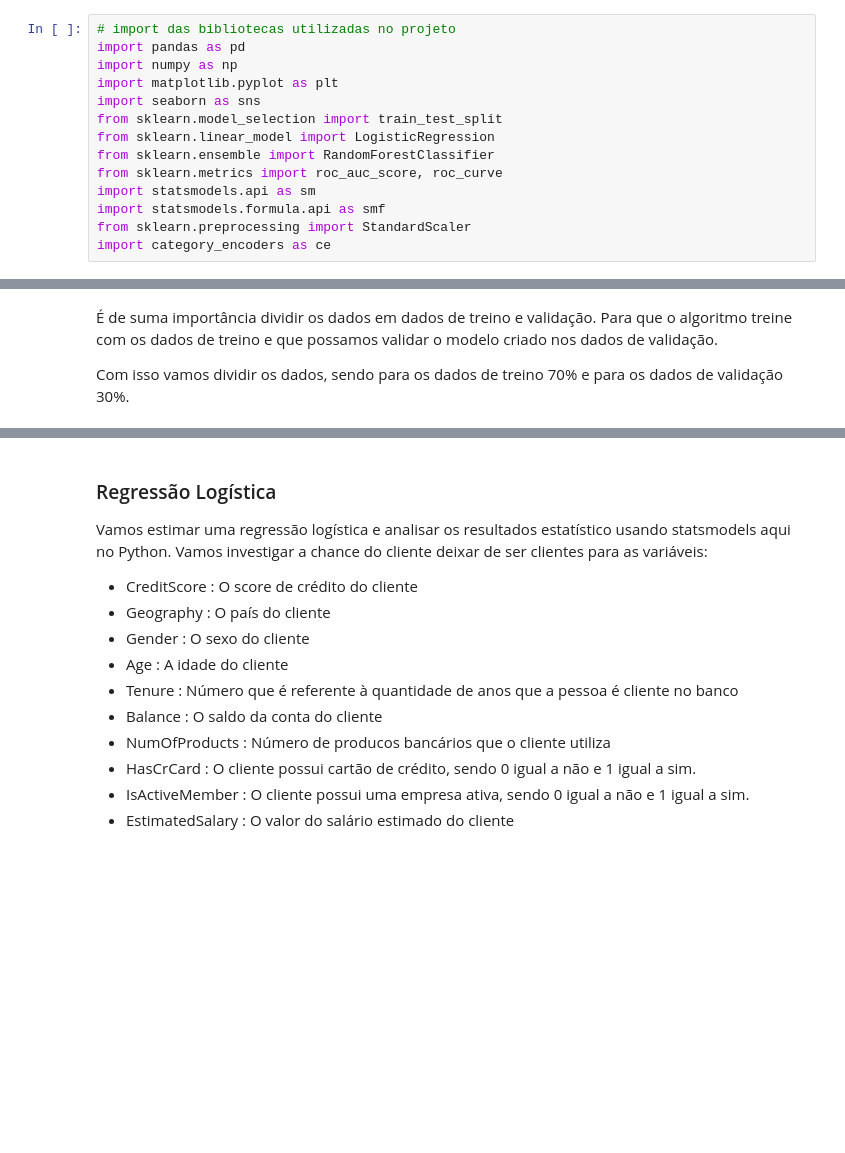
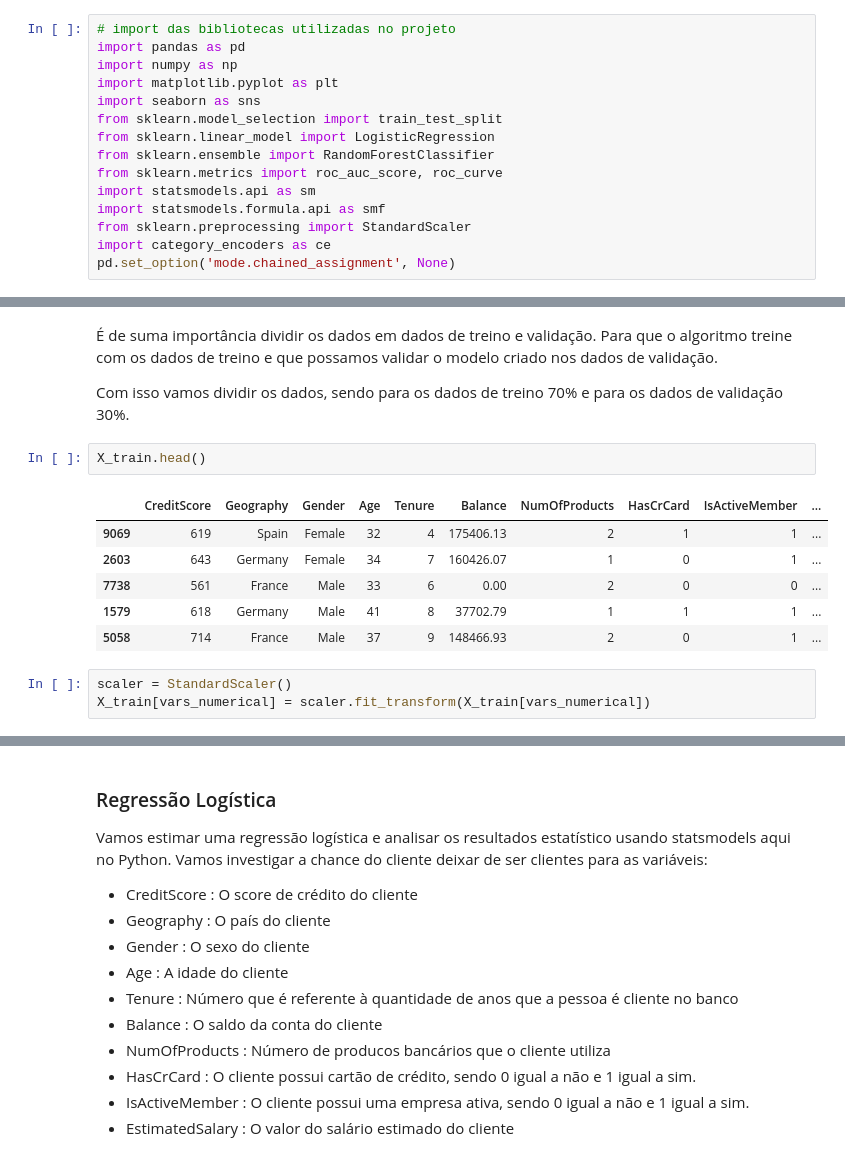
Before and after one commit to mathdeoliveira/Portfolio_DataScience, a Jupyter notebook: Business_Analytics_Churn_Clientes.ipynb, the cells around one changed output, grey strips where cells are left out. Saved outputs shown, nothing was run; the diff lists cells and outputs as text; blank space fills up the shorter version.

```diff
--- a/Business_Analytics_Churn_Clientes.ipynb
+++ b/Business_Analytics_Churn_Clientes.ipynb
@@ -52,6 +52,7 @@ import statsmodels.api as sm
 import statsmodels.formula.api as smf
 from sklearn.preprocessing import StandardScaler
 import category_encoders as ce
+pd.set_option('mode.chained_assignment', None)
 # %%
 # carregando os dados
 df = pd.read_csv('data.csv')
@@ -298,3 +285,15 @@ X_train.shape, y_train.shape, X_valid.shape, y_valid.shape
 É de suma importância dividir os dados em dados de treino e validação. Para que o algoritmo treine com os dados de treino e que possamos validar o modelo criado nos dados de validação.
 
 Com isso vamos dividir os dados, sendo para os dados de treino 70% e para os dados de validação 30%.
+# %%
+X_train.head()
+# %% [output]
+|  | CreditScore | Geography | Gender | Age | Tenure | Balance | NumOfProducts | HasCrCard | IsActiveMember | ... |
+| 9069 | 619 | Spain | Female | 32 | 4 | 175406.13 | 2 | 1 | 1 | ... |
+| 2603 | 643 | Germany | Female | 34 | 7 | 160426.07 | 1 | 0 | 1 | ... |
+| 7738 | 561 | France | Male | 33 | 6 | 0.00 | 2 | 0 | 0 | ... |
+| 1579 | 618 | Germany | Male | 41 | 8 | 37702.79 | 1 | 1 | 1 | ... |
+| 5058 | 714 | France | Male | 37 | 9 | 148466.93 | 2 | 0 | 1 | ... |
+# %%
+scaler = StandardScaler()
+X_train[vars_numerical] = scaler.fit_transform(X_train[vars_numerical])
```
Also changed, not shown: parts of 11 cells of this notebook.
